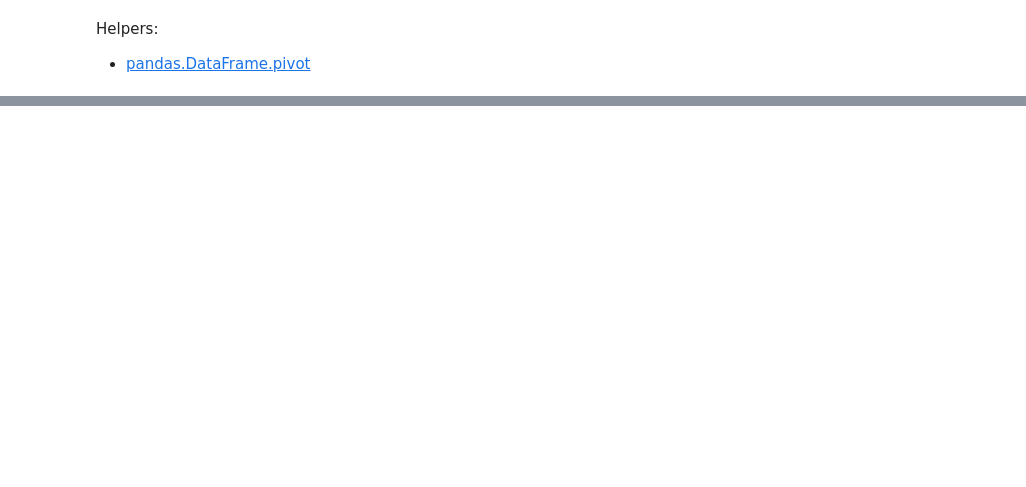
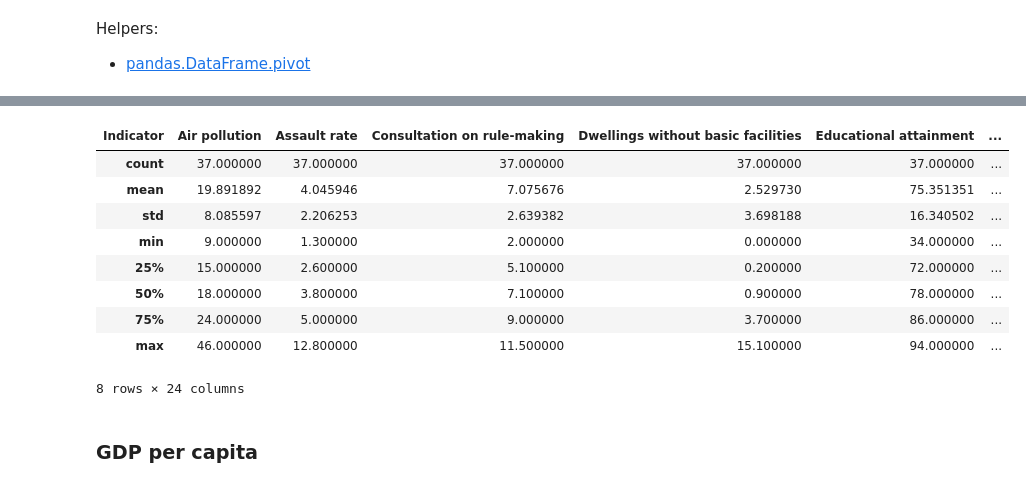
Before and after one commit to veb-101/Machine-Learning-practice, a Jupyter notebook: Chapter 1/The Machine Learning Landscape.ipynb, the cells around one changed output, grey strips where cells are left out. Cells and saved outputs as stored; diff of their text form; code cells hidden in the pictures; blank space fills up the shorter version.

```diff
--- a/Chapter 1/The Machine Learning Landscape.ipynb
+++ b/Chapter 1/The Machine Learning Landscape.ipynb
@@ -3,0 +11,3 @@ Helpers:<br>
+# %%
+life_sat = pd.read_csv("./datasets/oecd_bli_2015.csv", thousands=',')
+life_sat.info()
@@ -3,0 +32,3 @@ Helpers:<br>
+# %%
+life_sat_total = life_sat[life_sat["INEQUALITY"]=="TOT"]
+life_sat_total = life_sat_total.pivot(index="Country", columns="Indicator", values="Value")
@@ -3,0 +66,15 @@ Helpers:<br>
+# %%
+life_sat_total.describe()
+# %% [output]
+| Indicator | Air pollution | Assault rate | Consultation on rule-making | Dwellings without basic facilities | Educational attainment | ... |
+| count | 37.000000 | 37.000000 | 37.000000 | 37.000000 | 37.000000 | ... |
+| mean | 19.891892 | 4.045946 | 7.075676 | 2.529730 | 75.351351 | ... |
+| std | 8.085597 | 2.206253 | 2.639382 | 3.698188 | 16.340502 | ... |
+| min | 9.000000 | 1.300000 | 2.000000 | 0.000000 | 34.000000 | ... |
+| 25% | 15.000000 | 2.600000 | 5.100000 | 0.200000 | 72.000000 | ... |
+| 50% | 18.000000 | 3.800000 | 7.100000 | 0.900000 | 78.000000 | ... |
+| 75% | 24.000000 | 5.000000 | 9.000000 | 3.700000 | 86.000000 | ... |
+| max | 46.000000 | 12.800000 | 11.500000 | 15.100000 | 94.000000 | ... |
+8 rows × 24 columns
+# %% [markdown]
+### GDP per capita
```
Also changed, not shown: parts of 14 cells of this notebook.
